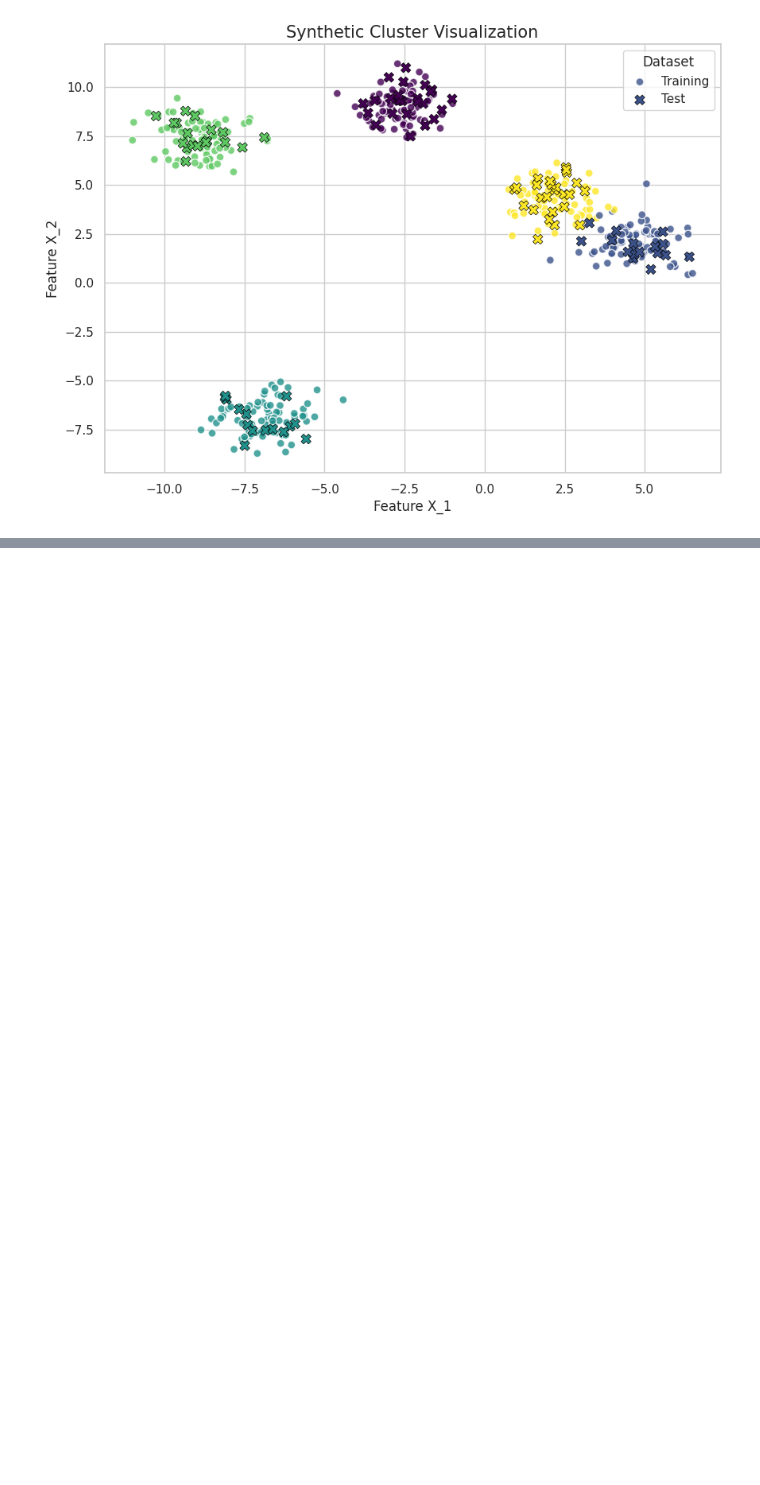
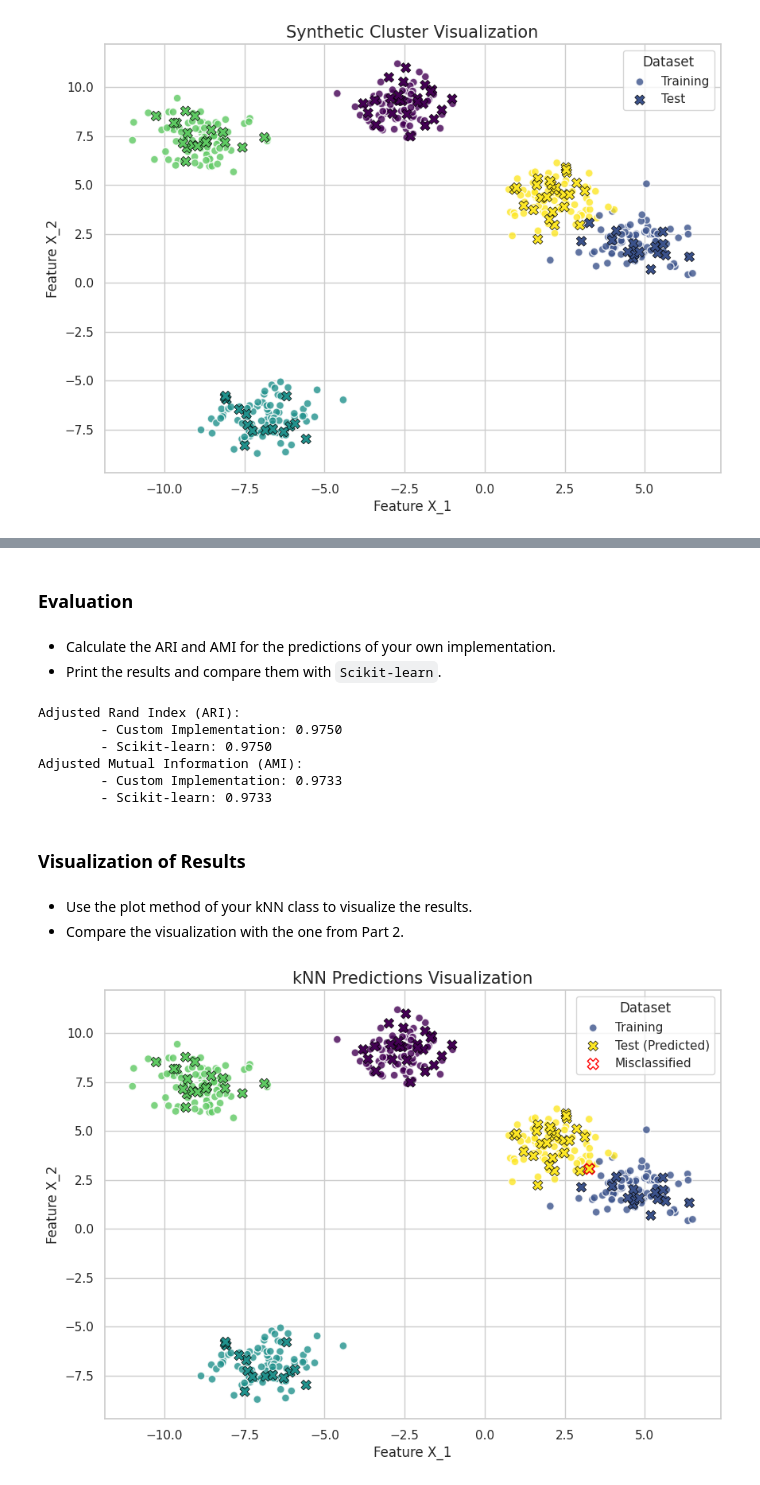
Before and after one commit to LosDelDGIIM/LosDelDGIIM.github.io, a Jupyter notebook: subjects/Erasmus-DUE/GKI/Exercises/Exercise3.ipynb, the cells around one changed output, grey strips where cells are left out. Drawn from its saved outputs; the diff is of its cells as text; code cells hidden in the pictures; blank space fills up the shorter version.

```diff
--- a/subjects/Erasmus-DUE/GKI/Exercises/Exercise3.ipynb
+++ b/subjects/Erasmus-DUE/GKI/Exercises/Exercise3.ipynb
@@ -91,0 +196,12 @@ plt.show()
+# %%
+import numpy as np
+def euclidean_distance(point1, point2):
+    """
+    Calculate the Euclidean distance between two points in 2D space.
+    Parameters:
+    - point1: A list or array with two elements representing the coordinates of the first point (x1, y1).
+    - point2: A list or array with two elements representing the coordinates of the second point (x2, y2).
+    Returns:
+    - The Euclidean distance between the two points.
+    """
+    return np.sqrt(np.sum((point1 - point2) ** 2))
@@ -91,0 +299,30 @@ plt.show()
+# %%
+knn_custom = kNN(k=8)
+knn_custom.fit(X_train, y_train)
+y_pred_custom = knn_custom.predict(X_test)
+# %% [markdown]
+### Evaluation
+# %% [markdown]
+- Calculate the ARI and AMI for the predictions of your own implementation.
+- Print the results and compare them with `Scikit-learn`.
+# %%
+ari_score_custom = adjusted_rand_score(y_test, y_pred_custom)
+ami_score_custom = adjusted_mutual_info_score(y_test, y_pred_custom)
+print(f"Adjusted Rand Index (ARI):\n\t- Custom Implementation: {ari_score_custom:.4f}\n\t- Scikit-learn: {ari_score:.4f}")
+print(f"Adjusted Mutual Information (AMI):\n\t- Custom Implementation: {ami_score_custom:.4f}\n\t- Scikit-learn: {ami_score:.4f}")
+# %% [output]
+Adjusted Rand Index (ARI):
+        - Custom Implementation: 0.9750
+        - Scikit-learn: 0.9750
+Adjusted Mutual Information (AMI):
+        - Custom Implementation: 0.9733
+        - Scikit-learn: 0.9733
+# %% [markdown]
+### Visualization of Results
+# %% [markdown]
+- Use the plot method of your kNN class to visualize the results.
+- Compare the visualization with the one from Part 2.
+# %%
+knn_custom.plot(X_test, y_pred_custom, y_test)
+# %% [output]
+[figure, added]
```
Also changed, not shown: parts of 18 cells of this notebook.
